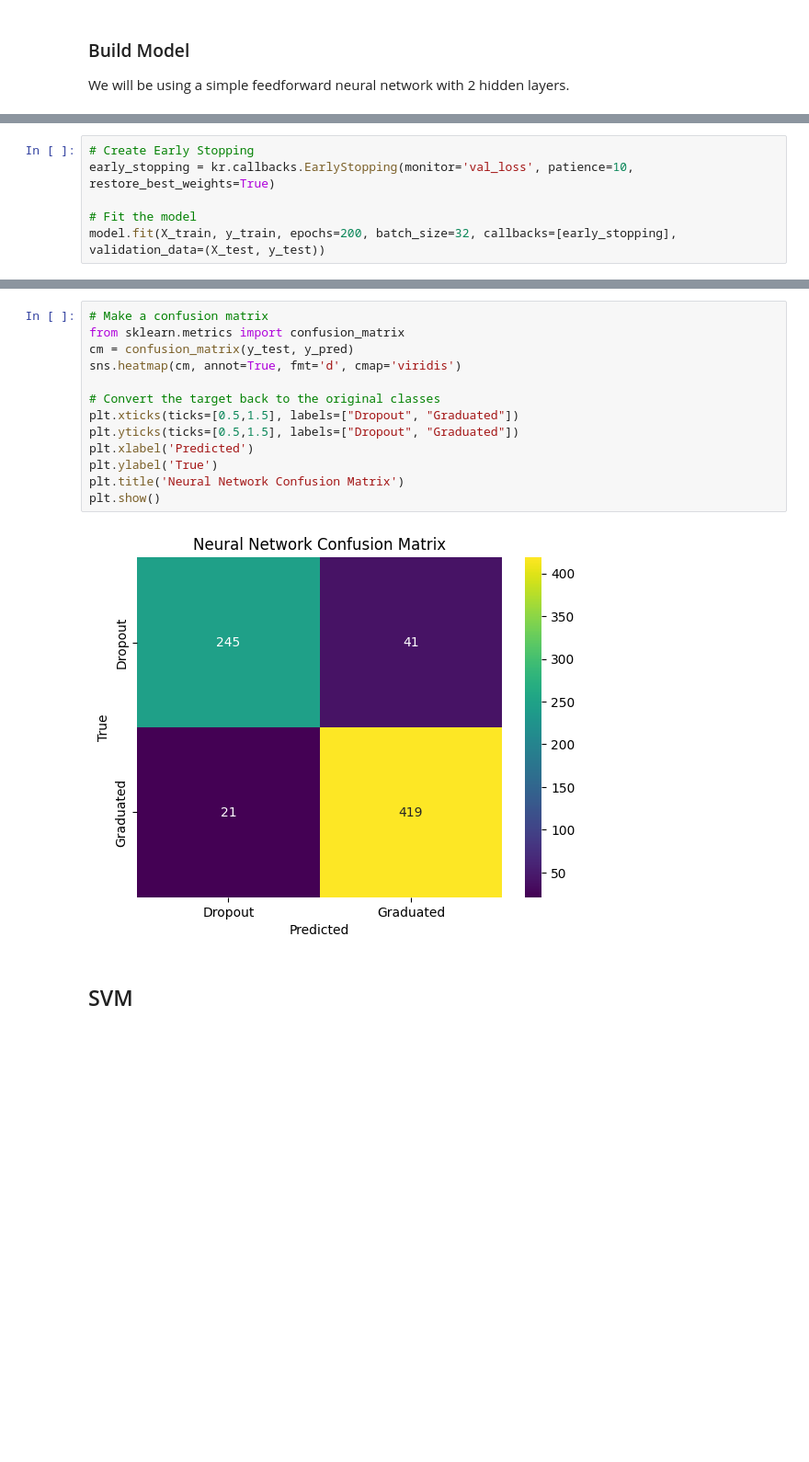
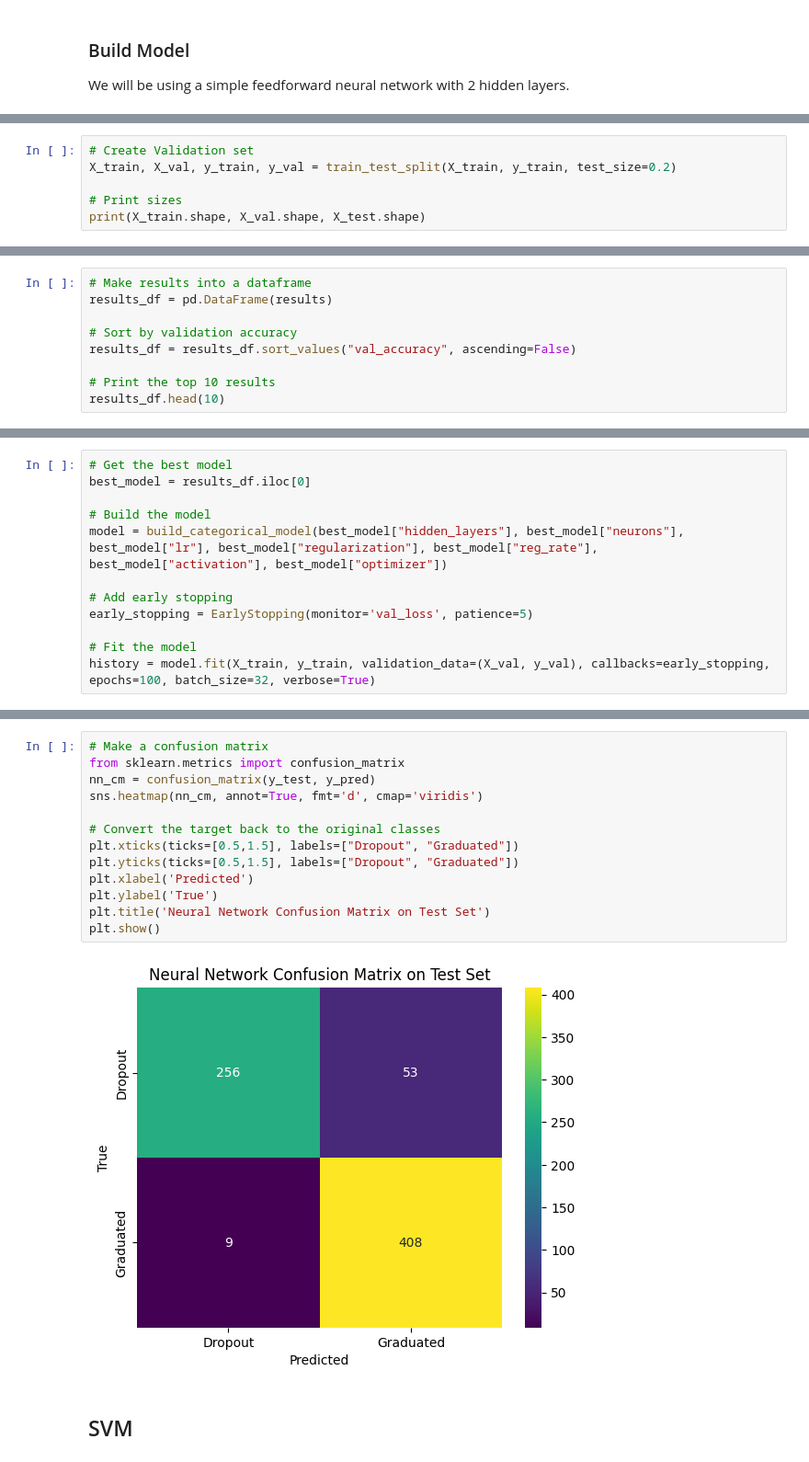
Before and after one commit to austinbarish/anly5300-project-group-7, a Jupyter notebook: code/ml-dl.ipynb, the cells around one changed output, grey strips where cells are left out. Shown at 92% size. Drawn from its saved outputs; the diff is of its cells as text; blank space fills up the shorter version.

```diff
--- a/code/ml-dl.ipynb
+++ b/code/ml-dl.ipynb
@@ -237,6 +205,0 @@ _________________________________________________________________
-# %%
-# Create Early Stopping
-early_stopping = kr.callbacks.EarlyStopping(monitor='val_loss', patience=10, restore_best_weights=True)
-
-# Fit the model
-model.fit(X_train, y_train, epochs=200, batch_size=32, callbacks=[early_stopping], validation_data=(X_test, y_test))
@@ -264,0 +277,6 @@ Epoch 60/200
+# %%
+# Create Validation set
+X_train, X_val, y_train, y_val = train_test_split(X_train, y_train, test_size=0.2)
+
+# Print sizes
+print(X_train.shape, X_val.shape, X_test.shape)
@@ -264,0 +329,9 @@ Epoch 60/200
+# %%
+# Make results into a dataframe
+results_df = pd.DataFrame(results)
+
+# Sort by validation accuracy
+results_df = results_df.sort_values("val_accuracy", ascending=False)
+
+# Print the top 10 results
+results_df.head(10)
@@ -264,0 +363,12 @@ Epoch 60/200
+# %%
+# Get the best model
+best_model = results_df.iloc[0]
+
+# Build the model
+model = build_categorical_model(best_model["hidden_layers"], best_model["neurons"], best_model["lr"], best_model["regularization"], best_model["reg_rate"], best_model["activation"], best_model["optimizer"])
+
+# Add early stopping
+early_stopping = EarlyStopping(monitor='val_loss', patience=5)
+
+# Fit the model
+history = model.fit(X_train, y_train, validation_data=(X_val, y_val), callbacks=early_stopping, epochs=100, batch_size=32, verbose=True)
@@ -291,18 +435,18 @@ weighted avg       0.91      0.91      0.91       726
 # %%
 # Make a confusion matrix
 from sklearn.metrics import confusion_matrix
-cm = confusion_matrix(y_test, y_pred)
-sns.heatmap(cm, annot=True, fmt='d', cmap='viridis')
+nn_cm = confusion_matrix(y_test, y_pred)
+sns.heatmap(nn_cm, annot=True, fmt='d', cmap='viridis')
 
 # Convert the target back to the original classes
 plt.xticks(ticks=[0.5,1.5], labels=["Dropout", "Graduated"])
 plt.yticks(ticks=[0.5,1.5], labels=["Dropout", "Graduated"])
 plt.xlabel('Predicted')
 plt.ylabel('True')
-plt.title('Neural Network Confusion Matrix')
+plt.title('Neural Network Confusion Matrix on Test Set')
 plt.show()
 # %% [output]
-[figure, old version]
+[figure, new version]
 # %% [markdown]
 ## SVM
 # %%
```
Also changed, not shown: parts of 39 cells of this notebook.
